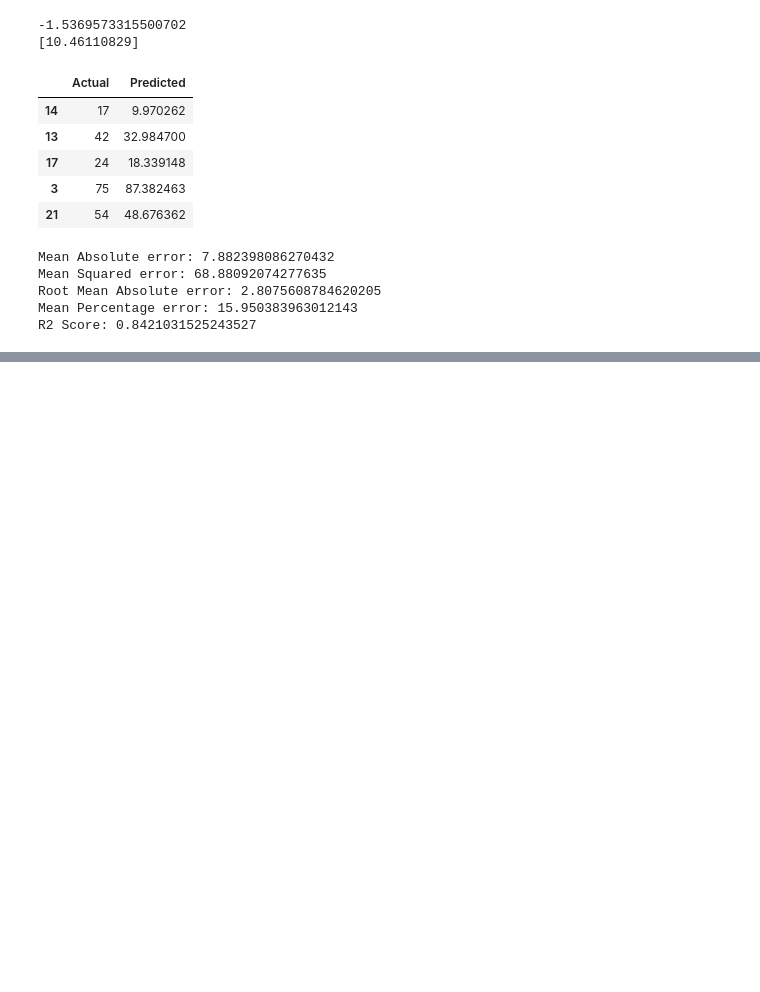
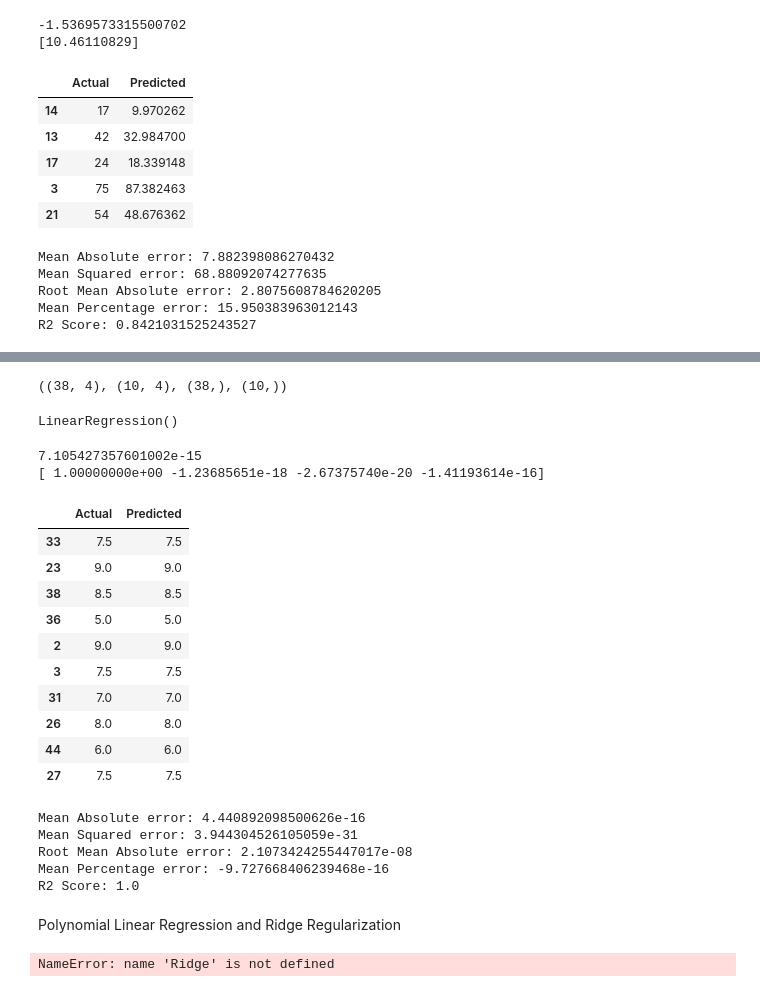
Before and after one commit to AnoushkaTripathi/Machine-Learning-Projects, a Jupyter notebook: Lab_03_Linear_Regression_using_sklearn.ipynb, the cells around one changed output, grey strips where cells are left out. Drawn from its saved outputs; the diff is of its cells as text; code cells hidden in the pictures; blank space fills up the shorter version.

```diff
--- a/Lab_03_Linear_Regression_using_sklearn.ipynb
+++ b/Lab_03_Linear_Regression_using_sklearn.ipynb
@@ -125,0 +180,3 @@ R2 Score: 0.8421031525243527
+# %%
+y=Data2['Petrol_tax']
+y.head()
@@ -125,0 +190,7 @@ R2 Score: 0.8421031525243527
+# %%
+from sklearn.model_selection import train_test_split
+xTrain,xTest,yTrain,yTest =train_test_split(X,y,test_size=0.2,random_state=1)
+print(xTrain.head())
+print(xTest.head())
+print(yTrain.head())
+print(yTest.head())
@@ -125,0 +215,56 @@ R2 Score: 0.8421031525243527
+# %%
+xTrain.shape,xTest.shape,yTrain.shape,yTest.shape
+# %% [output]
+((38, 4), (10, 4), (38,), (10,))
+# %%
+from sklearn.linear_model import LinearRegression
+LR = LinearRegression()
+LR.fit(xTrain,yTrain)
+# %% [output]
+LinearRegression()
+# %%
+print(LR.intercept_)
+print(LR.coef_)
+# %% [output]
+7.105427357601002e-15
+[ 1.00000000e+00 -1.23685651e-18 -2.67375740e-20 -1.41193614e-16]
+# %%
+y_pred=LR.predict(xTest)
+df = pd.DataFrame({'Actual':yTest,'Predicted':y_pred})
+df
+# %% [output]
+|  | Actual | Predicted |
+| 33 | 7.5 | 7.5 |
+| 23 | 9.0 | 9.0 |
+| 38 | 8.5 | 8.5 |
+| 36 | 5.0 | 5.0 |
+| 2 | 9.0 | 9.0 |
+| 3 | 7.5 | 7.5 |
+| 31 | 7.0 | 7.0 |
+| 26 | 8.0 | 8.0 |
+| 44 | 6.0 | 6.0 |
+| 27 | 7.5 | 7.5 |
+# %%
+from sklearn import metrics
+print('Mean Absolute error:',metrics.mean_absolute_error(yTest,y_pred))
+print('Mean Squared error:',metrics.mean_squared_error(yTest,y_pred))
+print('Root Mean Absolute error:',np.sqrt(metrics.mean_absolute_error(yTest,y_pred)))
+print('Mean Percentage error:',np.mean((yTest-y_pred)/yTest)*100)
+print('R2 Score:',metrics.r2_score(yTest,y_pred))
+# %% [output]
+Mean Absolute error: 4.440892098500626e-16
+Mean Squared error: 3.944304526105059e-31
+Root Mean Absolute error: 2.1073424255447017e-08
+Mean Percentage error: -9.727668406239468e-16
+R2 Score: 1.0
+# %% [markdown]
+
+Polynomial Linear Regression and Ridge Regularization
+# %%
+from sklearn.pipeline import Pipeline
+from sklearn.preprocessing import PolynomialFeatures
+from sklearn.linear_model import Lasso,RidgeClassifier
+model=Pipeline([('poly_feat',PolynomialFeatures(degree=1)),
+               ('ridge',Ridge(alpha=0.02))])
+# %% [output]
+NameError: name 'Ridge' is not defined
```
Also changed, not shown: parts of 8 cells of this notebook.
